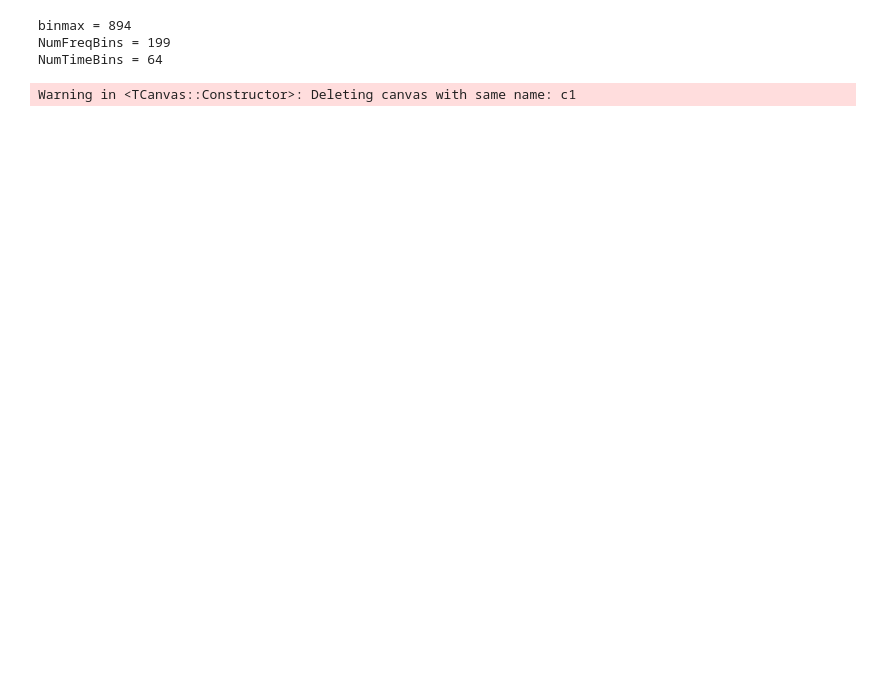
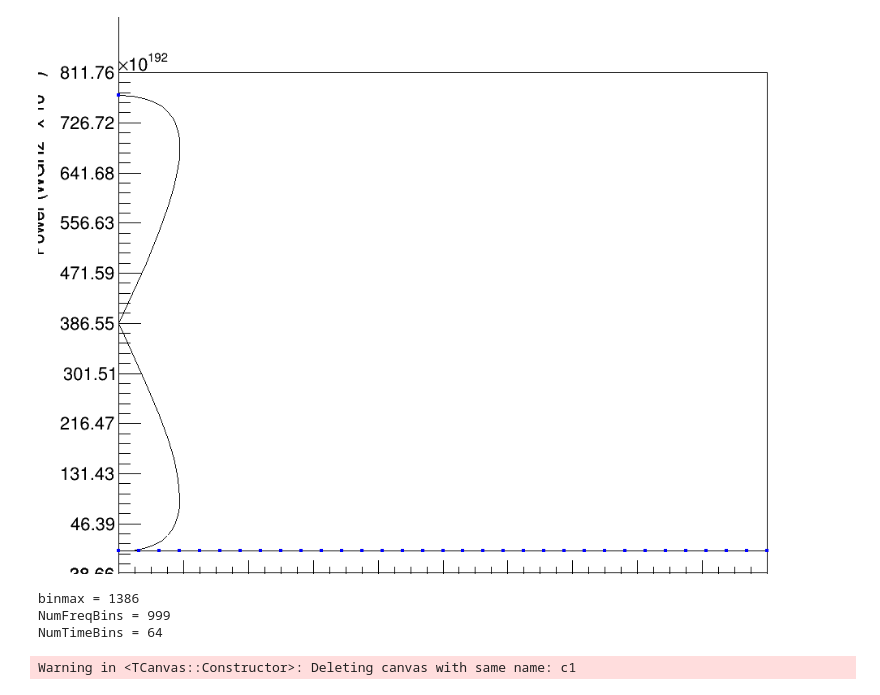
Before and after one commit to richardmoser/ROOT_macros_tutorials_and_other_stuff, a Jupyter notebook: Jupyter Notebooks/PowerSum.ipynb, the cells around one changed output. Cells and saved outputs as stored; diff of their text form; code cells hidden in the pictures; blank space fills up the shorter version.

```diff
--- a/Jupyter Notebooks/PowerSum.ipynb
+++ b/Jupyter Notebooks/PowerSum.ipynb
@@ -130,36 +158,37 @@ double* power_generator(TH2D *spec, double *pows_in){
         auto evG = event->getGraph(rxindex, txindex); // generates graph evG
         TUtilRadioScatter::titles(evG, "", "Time [ns]", "V");
         TUtilRadioScatter::style(evG, kBlack, 1, 1);
         TUtilRadioScatter::xrange(evG, evG->GetX()[0], evG->GetX()[evG->GetN() - 1]);
         int bins = 32, overlap = 31;
         auto spec2 = TUtilRadioScatter::FFT::spectrogram(evG, bins, overlap, bins * 2, 2, 0, 0, .2); // generates spectrogram spec
         newpows = power_generator(spec2, pows);
 //
 //        auto canvas = new TCanvas("canvas", "t00");
 //        spec->Draw("colz");
 //        string path = "/home/rj/RadioScatter/outputfiles/";
 //        string filename = "spec_event_" + to_string(k) + ".png";
 //        string full_path = path + filename;
 //        const char *charpath = full_path.c_str();
 //        canvas->SaveAs(charpath);
     }
 
 
     mg->Add(gr, "ACP");
 
     mg->GetXaxis()->SetLimits(0,200);
     mg->GetXaxis()->SetTitle("Frequency (MHz)");
     mg->GetYaxis()->SetTitle("Power (WGHz^{-1} x 10^{-12})");
     mg->SetTitle(Form("Frequency vs Power at time %dns on ", 390+i));
 
 //     gr->Draw("ACP");
    mg->Draw("ACP");
-
+c1->Draw();
 
 //    newpows[31] = 1*pow(10,-15);
 # %% [output]
+[figure, added]
-binmax = 894
-NumFreqBins = 199
+binmax = 1386
+NumFreqBins = 999
 NumTimeBins = 64
 Warning in <TCanvas::Constructor>: Deleting canvas with same name: c1
 # %%
```
Also changed, not shown: parts of 4 cells of this notebook, 33 other files.
